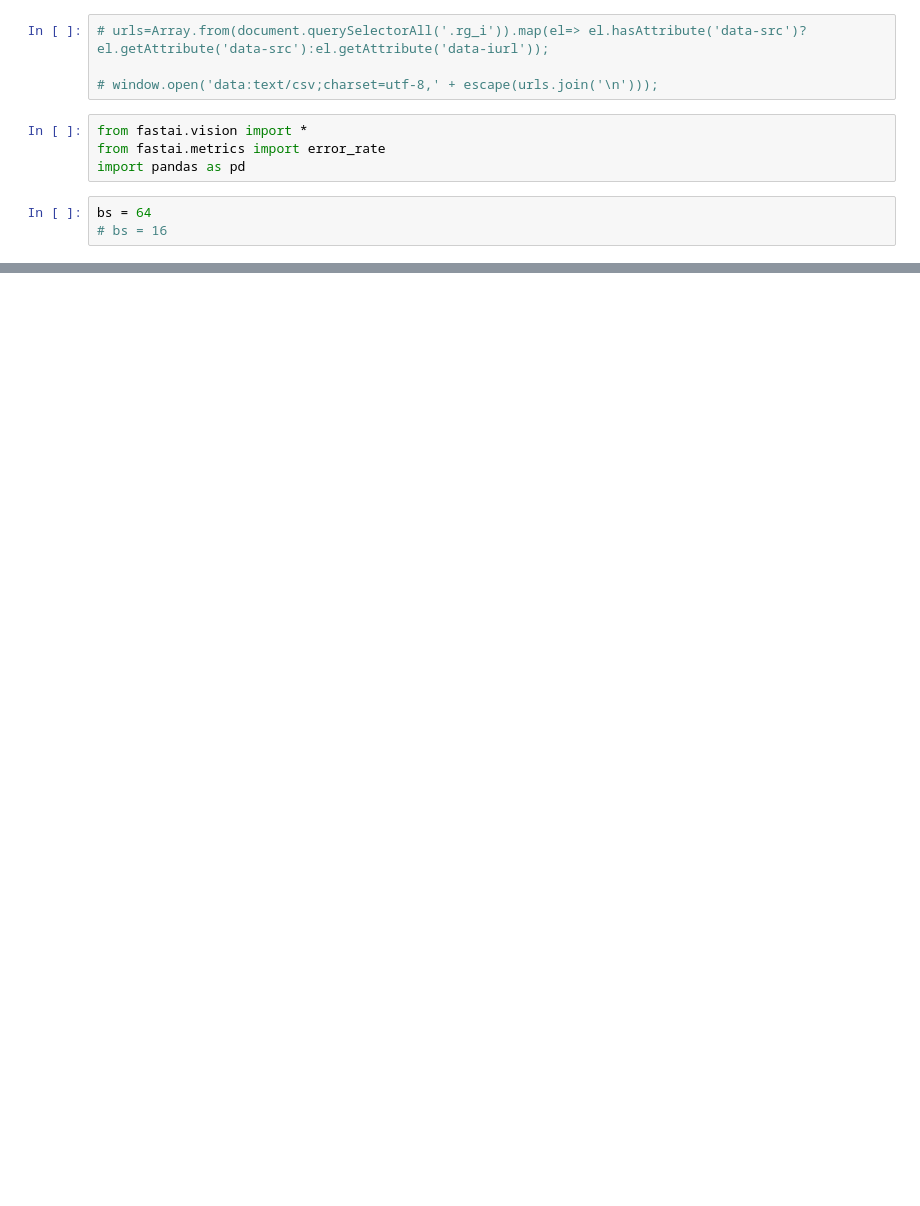
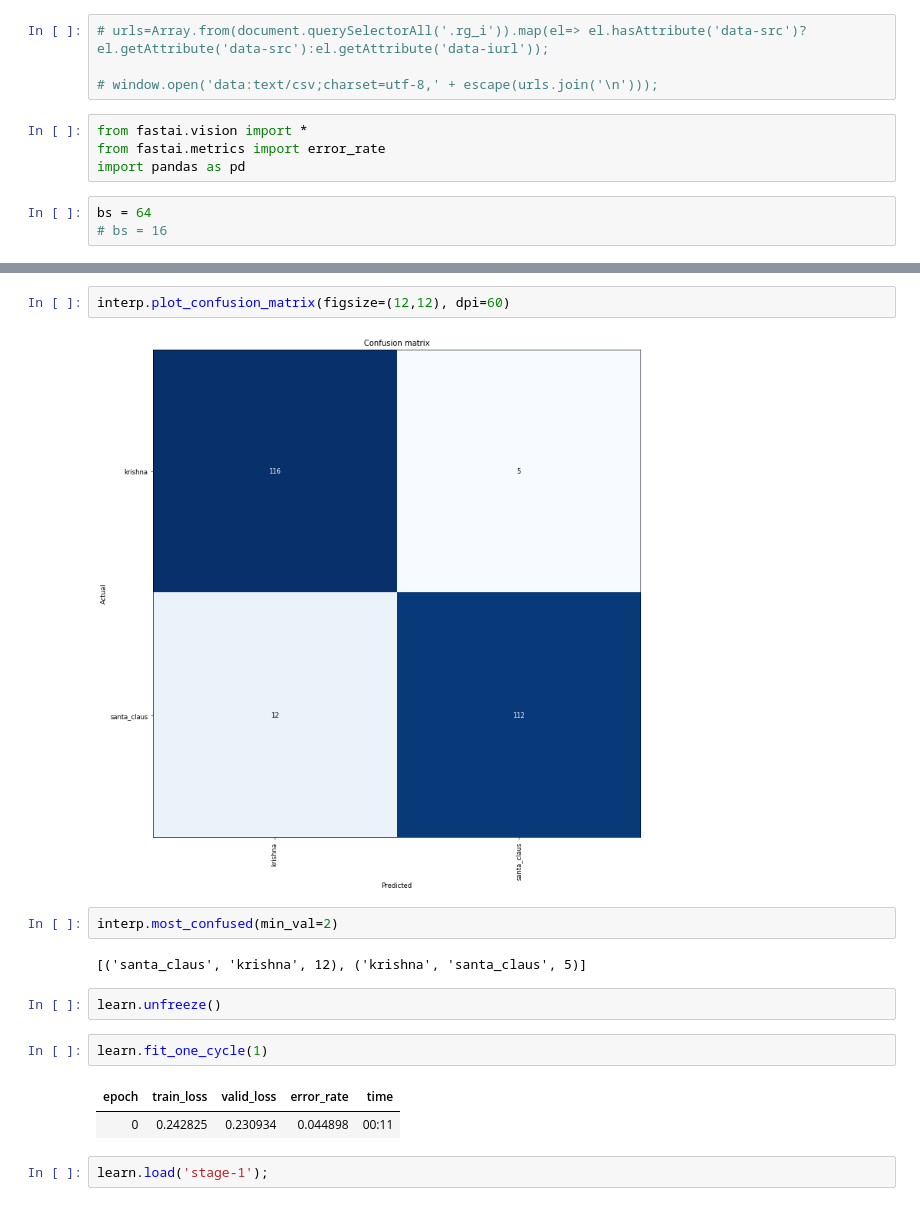
Before and after one commit to chettkulkarni/deep_learning, a Jupyter notebook: assignment_fastAI.ipynb, the cells around one changed output, grey strips where cells are left out. Saved outputs shown, nothing was run; the diff lists cells and outputs as text; blank space fills up the shorter version.

```diff
--- a/assignment_fastAI.ipynb
+++ b/assignment_fastAI.ipynb
@@ -175,0 +215,17 @@ len(data2.classes),data2.c
+# %%
+interp.plot_confusion_matrix(figsize=(12,12), dpi=60)
+# %% [output]
+[figure, added]
+# %%
+interp.most_confused(min_val=2)
+# %% [output]
+[('santa_claus', 'krishna', 12), ('krishna', 'santa_claus', 5)]
+# %%
+learn.unfreeze()
+# %%
+learn.fit_one_cycle(1)
+# %% [output]
+| epoch | train_loss | valid_loss | error_rate | time |
+| 0 | 0.242825 | 0.230934 | 0.044898 | 00:11 |
+# %%
+learn.load('stage-1');
```
Also changed, not shown: parts of 34 cells of this notebook.
